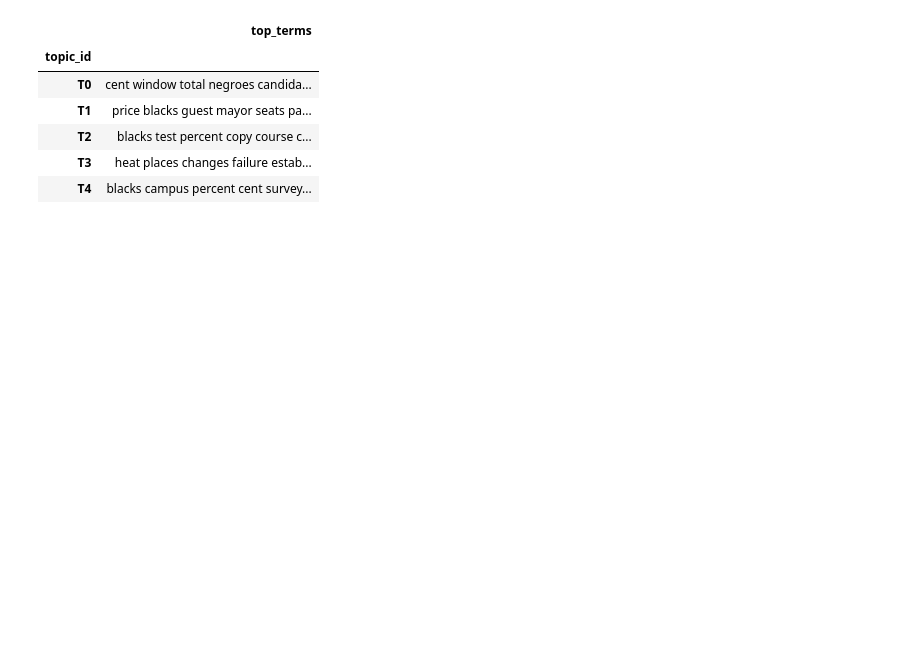
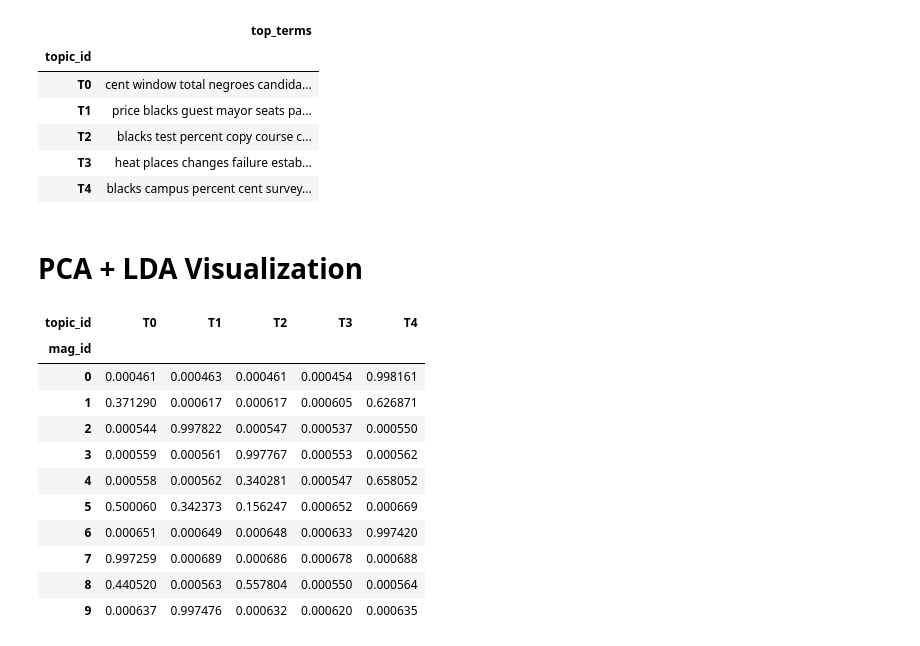
Before and after one commit to aniyahlater/ds5001_final_project, a Jupyter notebook: PCA.ipynb, the cells around one changed output. Cells and saved outputs as stored; diff of their text form; code cells hidden in the pictures; blank space fills up the shorter version.

```diff
--- a/PCA.ipynb
+++ b/PCA.ipynb
@@ -255,3 +255,20 @@ TOPICS
 | T2 | blacks test percent copy course c... |
 | T3 | heat places changes failure estab... |
 | T4 | blacks campus percent cent survey... |
+# %% [markdown]
+# PCA + LDA Visualization
+# %%
+THETA
+# %% [output]
+| topic_id | T0 | T1 | T2 | T3 | T4 |
+| mag_id |  |  |  |  |  |
+| 0 | 0.000461 | 0.000463 | 0.000461 | 0.000454 | 0.998161 |
+| 1 | 0.371290 | 0.000617 | 0.000617 | 0.000605 | 0.626871 |
+| 2 | 0.000544 | 0.997822 | 0.000547 | 0.000537 | 0.000550 |
+| 3 | 0.000559 | 0.000561 | 0.997767 | 0.000553 | 0.000562 |
+| 4 | 0.000558 | 0.000562 | 0.340281 | 0.000547 | 0.658052 |
+| 5 | 0.500060 | 0.342373 | 0.156247 | 0.000652 | 0.000669 |
+| 6 | 0.000651 | 0.000649 | 0.000648 | 0.000633 | 0.997420 |
+| 7 | 0.997259 | 0.000689 | 0.000686 | 0.000678 | 0.000688 |
+| 8 | 0.440520 | 0.000563 | 0.557804 | 0.000550 | 0.000564 |
+| 9 | 0.000637 | 0.997476 | 0.000632 | 0.000620 | 0.000635 |
```
Also changed, not shown: parts of 4 cells of this notebook, 5 other files.
